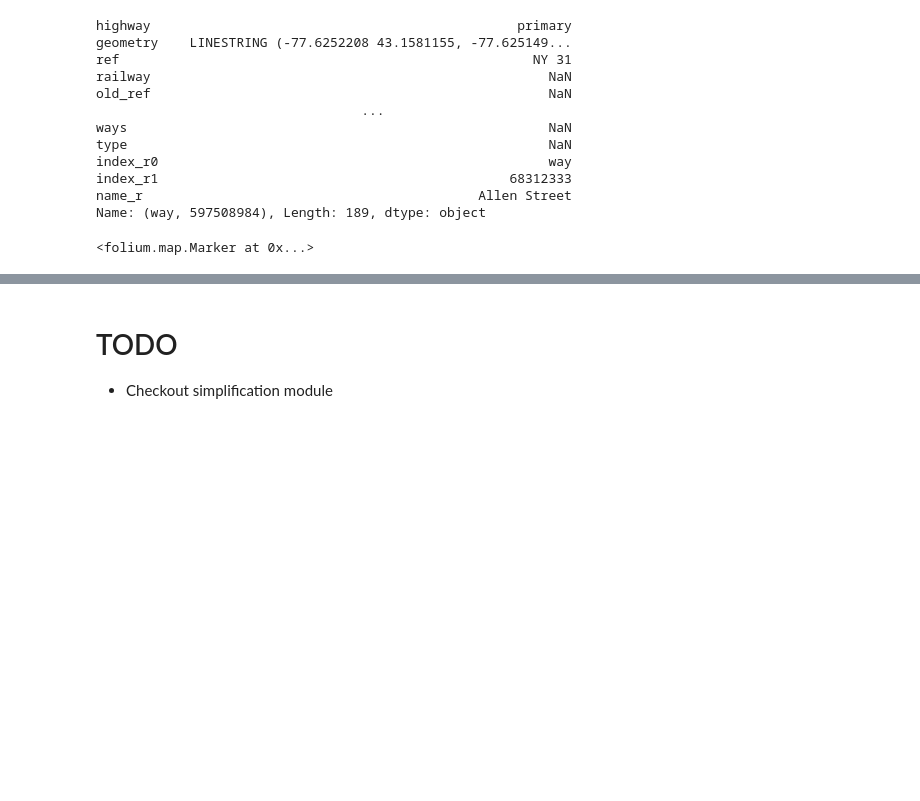
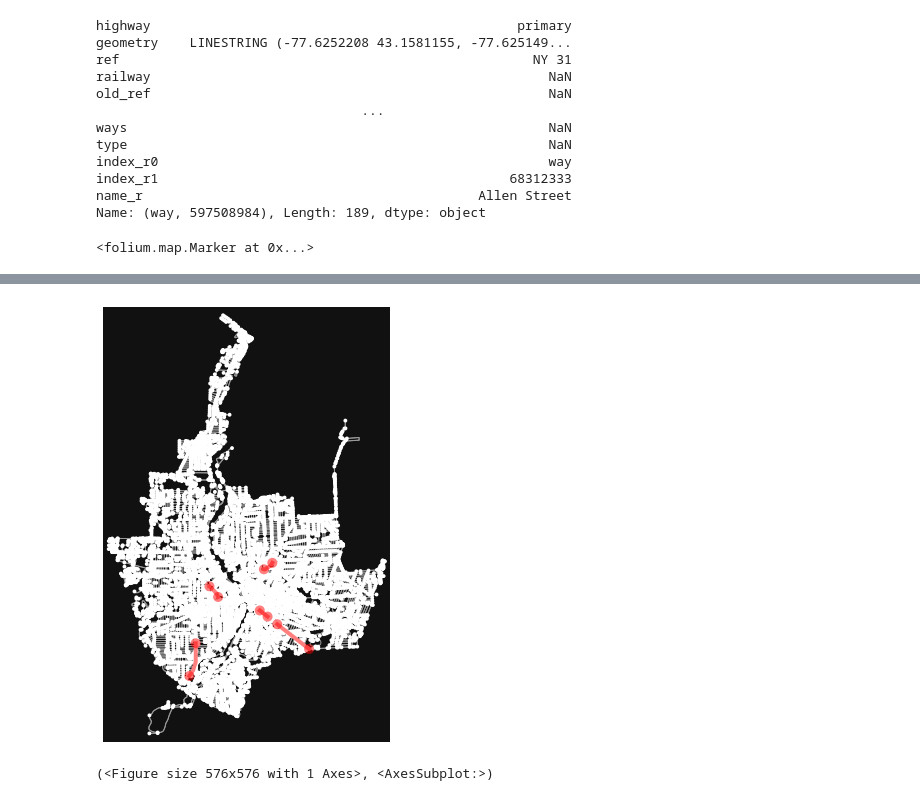
Before and after one commit to BakerAugust/roc-bike-growth, a Jupyter notebook: notebooks/osmnx_demo.ipynb, the cells around one changed output, grey strips where cells are left out. Cells and saved outputs as stored; diff of their text form; code cells hidden in the pictures; blank space fills up the shorter version.

```diff
--- a/notebooks/osmnx_demo.ipynb
+++ b/notebooks/osmnx_demo.ipynb
@@ -159,3 +97,16 @@ ox.folium.plot_route_folium(bike_network.subgraph(nodes), ox.distance.shortest_p
-# %% [markdown]
-# TODO
-- Checkout simplification module
+# %%
+segments = [ # street, src_intersection, dest_intersection
+    ('broad street', 'smith street', 'allen street'),
+    ('genesee street', 'melrose street', 'elmwood avenue'),
+    ('portland avenue', 'north street', 'central park'),
+    ('monroe avenue', 'howell street', 'alexander street'),
+    ('monroe avenue', 'goodman street', 'highland avenue')]
+
+routes = []
+for street, src, dest in segments:
+    routes.append(get_street_segment(bike_network, street, src, dest))
+# %%
+ox.plot.plot_graph_routes(bike_network, routes)
+# %% [output]
+[figure, added]
+(<Figure size 576x576 with 1 Axes>, <AxesSubplot:>)
```
Also changed, not shown: parts of 12 cells of this notebook, 2 other files.
